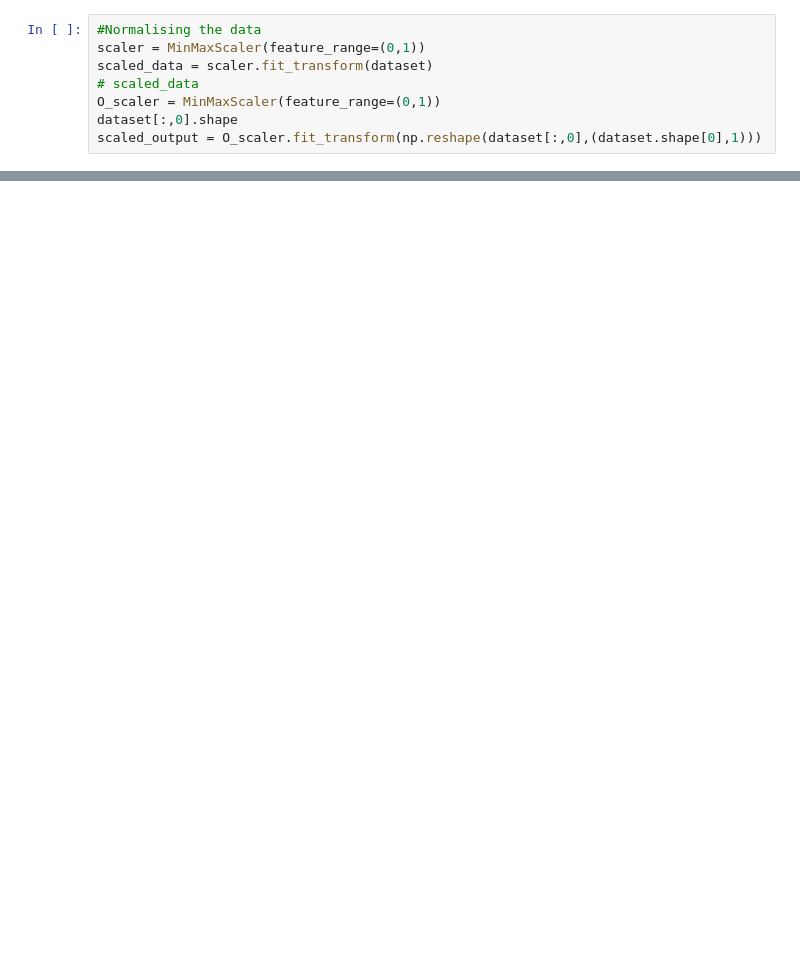
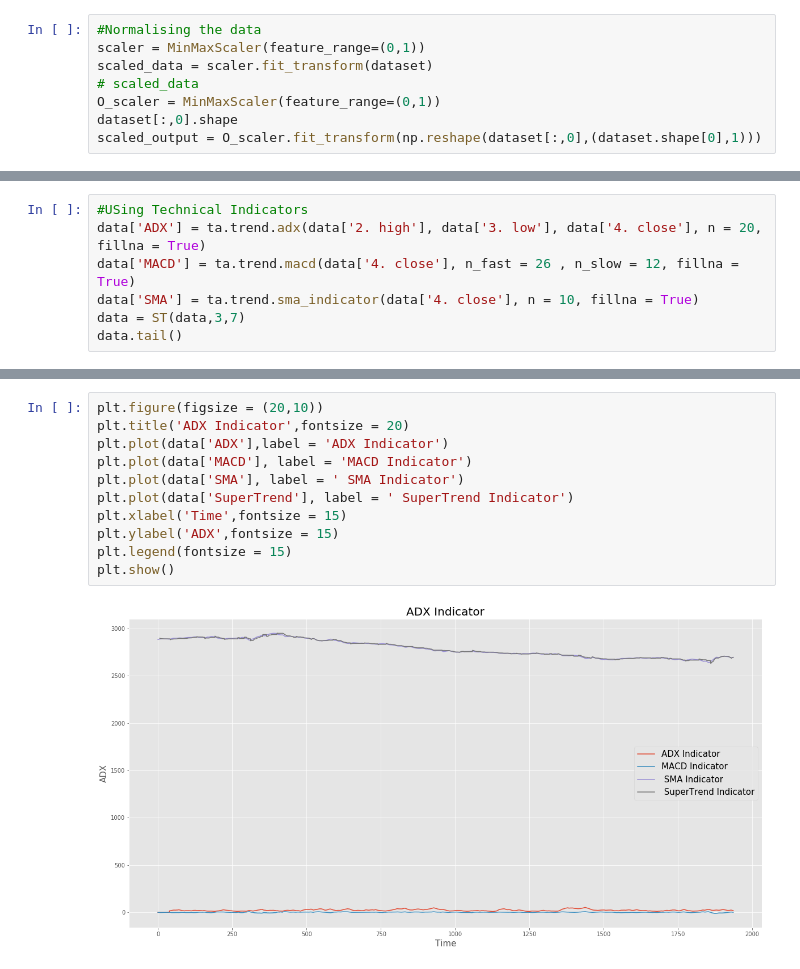
Before and after one commit to Aryan-jaiswal/StockPricePredictor, a Jupyter notebook: predictor.ipynb, the cells around one changed output, grey strips where cells are left out. Saved outputs shown, nothing was run; the diff lists cells and outputs as text; blank space fills up the shorter version.

Commit message:
Added SuperTrend Indicator

```diff
--- a/predictor.ipynb
+++ b/predictor.ipynb
@@ -139,0 +158,7 @@ y_test.shape
+# %%
+#USing Technical Indicators
+data['ADX'] = ta.trend.adx(data['2. high'], data['3. low'], data['4. close'], n = 20, fillna = True)
+data['MACD'] = ta.trend.macd(data['4. close'], n_fast = 26 , n_slow = 12, fillna = True)
+data['SMA'] = ta.trend.sma_indicator(data['4. close'], n = 10, fillna = True)
+data = ST(data,3,7)
+data.tail()
@@ -139,0 +189,13 @@ y_test.shape
+# %%
+plt.figure(figsize = (20,10))
+plt.title('ADX Indicator',fontsize = 20)
+plt.plot(data['ADX'],label = 'ADX Indicator')
+plt.plot(data['MACD'], label = 'MACD Indicator')
+plt.plot(data['SMA'], label = ' SMA Indicator')
+plt.plot(data['SuperTrend'], label = ' SuperTrend Indicator')
+plt.xlabel('Time',fontsize = 15)
+plt.ylabel('ADX',fontsize = 15)
+plt.legend(fontsize = 15)
+plt.show()
+# %% [output]
+[figure, added]
```
Also changed, not shown: parts of 33 cells of this notebook, 1 other file.
